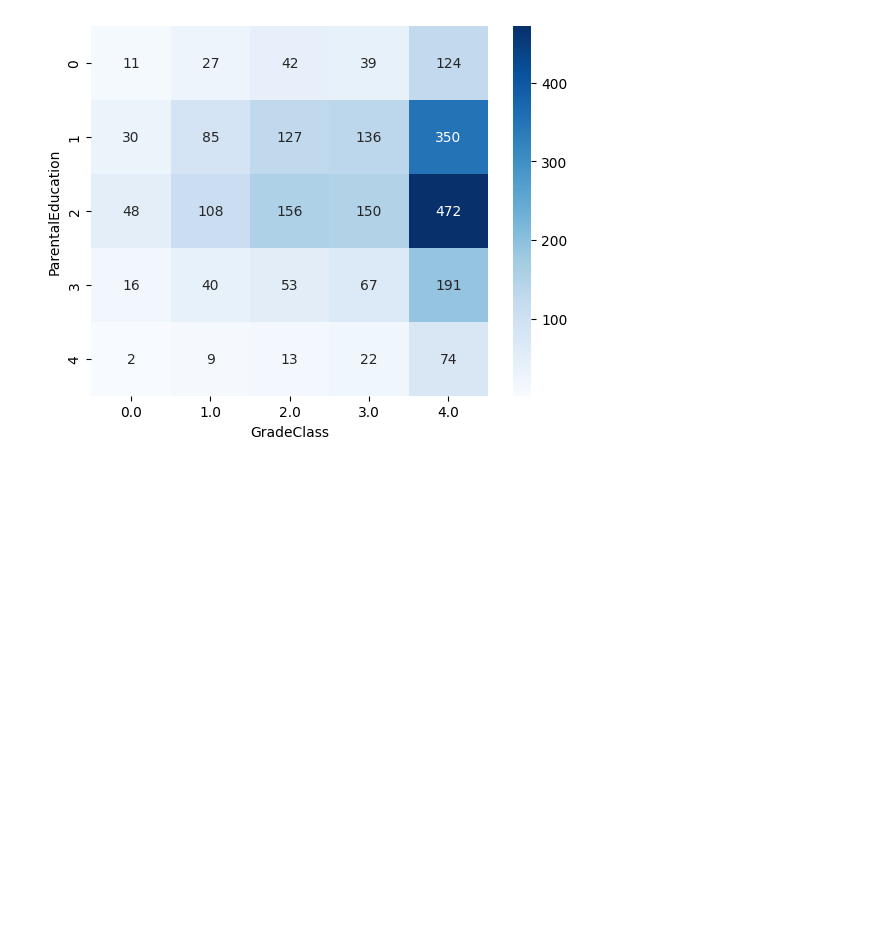
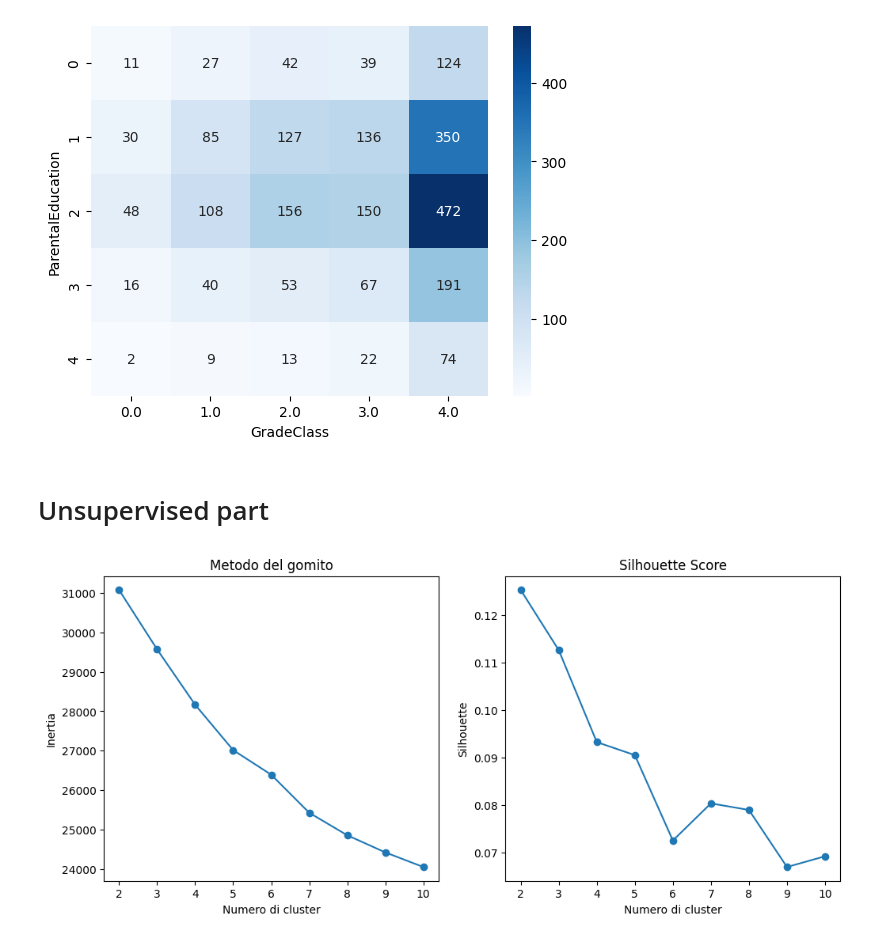
Before and after one commit to annasetzu/ProgettoDiGruppo21Agosto, a Jupyter notebook: main.ipynb, the cells around one changed output. Saved outputs shown, nothing was run; the diff lists cells and outputs as text; code cells hidden in the pictures; blank space fills up the shorter version.

Commit message:
Add unsupervised part

```diff
--- a/main.ipynb
+++ b/main.ipynb
@@ -214,3 +217,36 @@ def make_heatmap(df):
 make_heatmap(df)
 # %% [output]
 [figure]
+# %% [markdown]
+# Unsupervised part
+# %%
+# 1) Decidere il numero ottimale di cluster con "metodo del gomito"
+inertia = []
+silhouette = []
+K = range(2, 11)  # provo da 2 a 10 cluster
+
+for k in K:
+    kmeans = KMeans(n_clusters=k, random_state=42, n_init=10)
+    kmeans.fit(df_tot)
+    inertia.append(kmeans.inertia_)  # somma delle distanze intra-cluster
+    silhouette.append(silhouette_score(df_tot, kmeans.labels_))
+
+# Grafico metodo del gomito
+plt.figure(figsize=(12,5))
+
+plt.subplot(1,2,1)
+plt.plot(K, inertia, marker='o')
+plt.title("Metodo del gomito")
+plt.xlabel("Numero di cluster")
+plt.ylabel("Inertia")
+
+# Grafico silhouette score
+plt.subplot(1,2,2)
+plt.plot(K, silhouette, marker='o')
+plt.title("Silhouette Score")
+plt.xlabel("Numero di cluster")
+plt.ylabel("Silhouette")
+
+plt.show()
+# %% [output]
+[figure, added]
```
Also changed, not shown: parts of 2 cells of this notebook.
